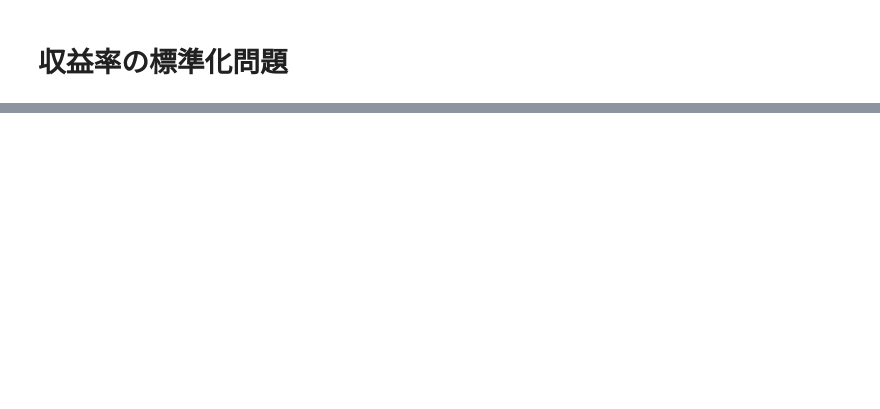
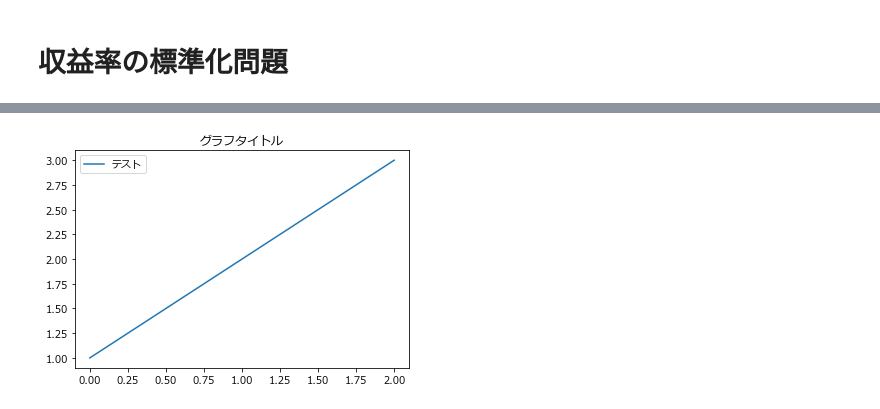
Before and after one commit to yodarjeering/New_XGB, a Jupyter notebook: Kenkyu.ipynb, the cells around one changed output, grey strips where cells are left out. Cells and saved outputs as stored; diff of their text form; code cells hidden in the pictures; blank space fills up the shorter version.

```diff
--- a/Kenkyu.ipynb
+++ b/Kenkyu.ipynb
@@ -803,0 +1239,8 @@ std pr  : 4.842042544216232
+# %%
+ax = plt.gca()
+ax.plot([1,2,3],label='テスト')
+ax.legend()
+plt.title("グラフタイトル")
+plt.show()
+# %% [output]
+[figure, added]
```
Also changed, not shown: parts of 39 cells of this notebook.
